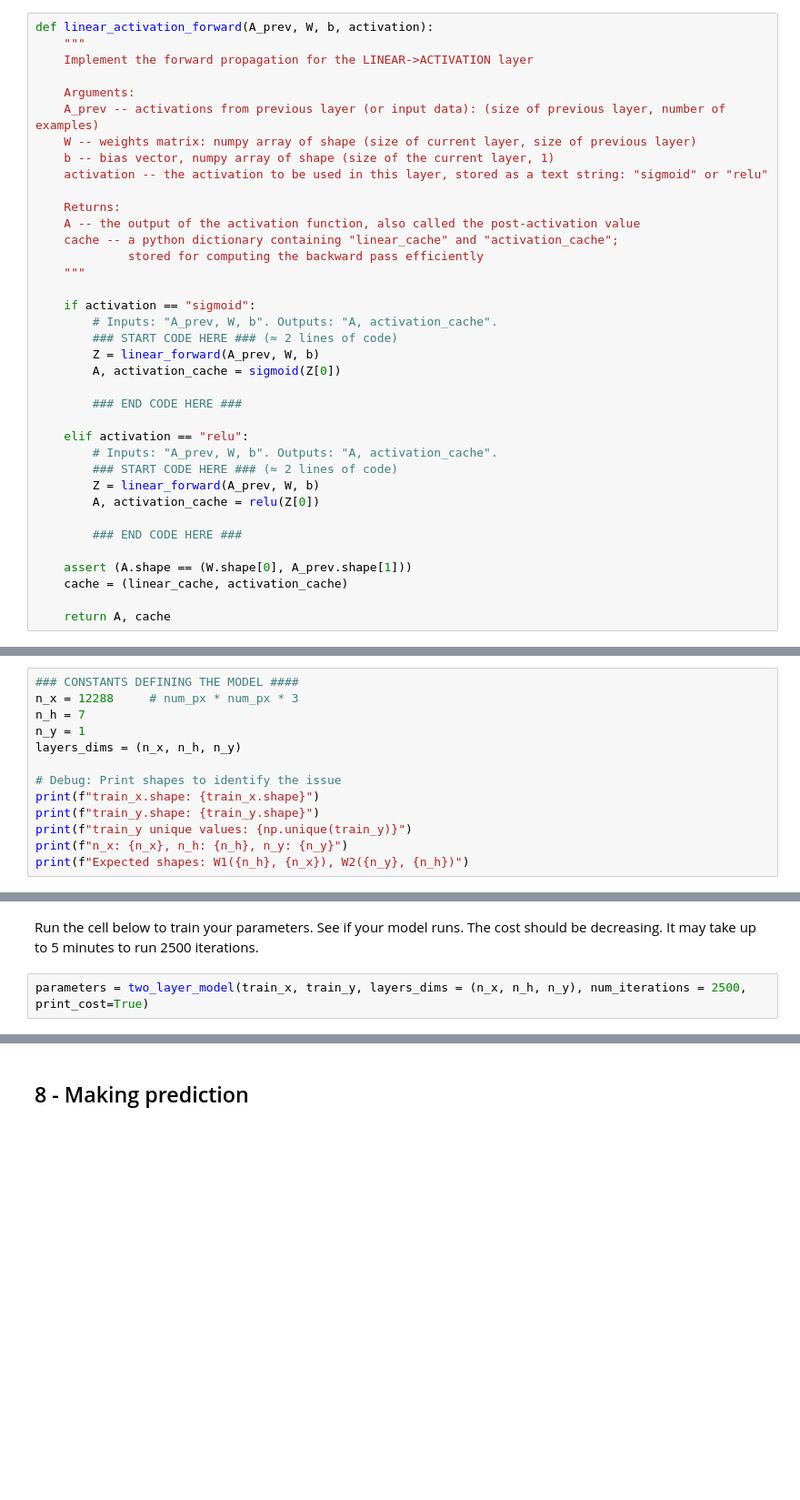
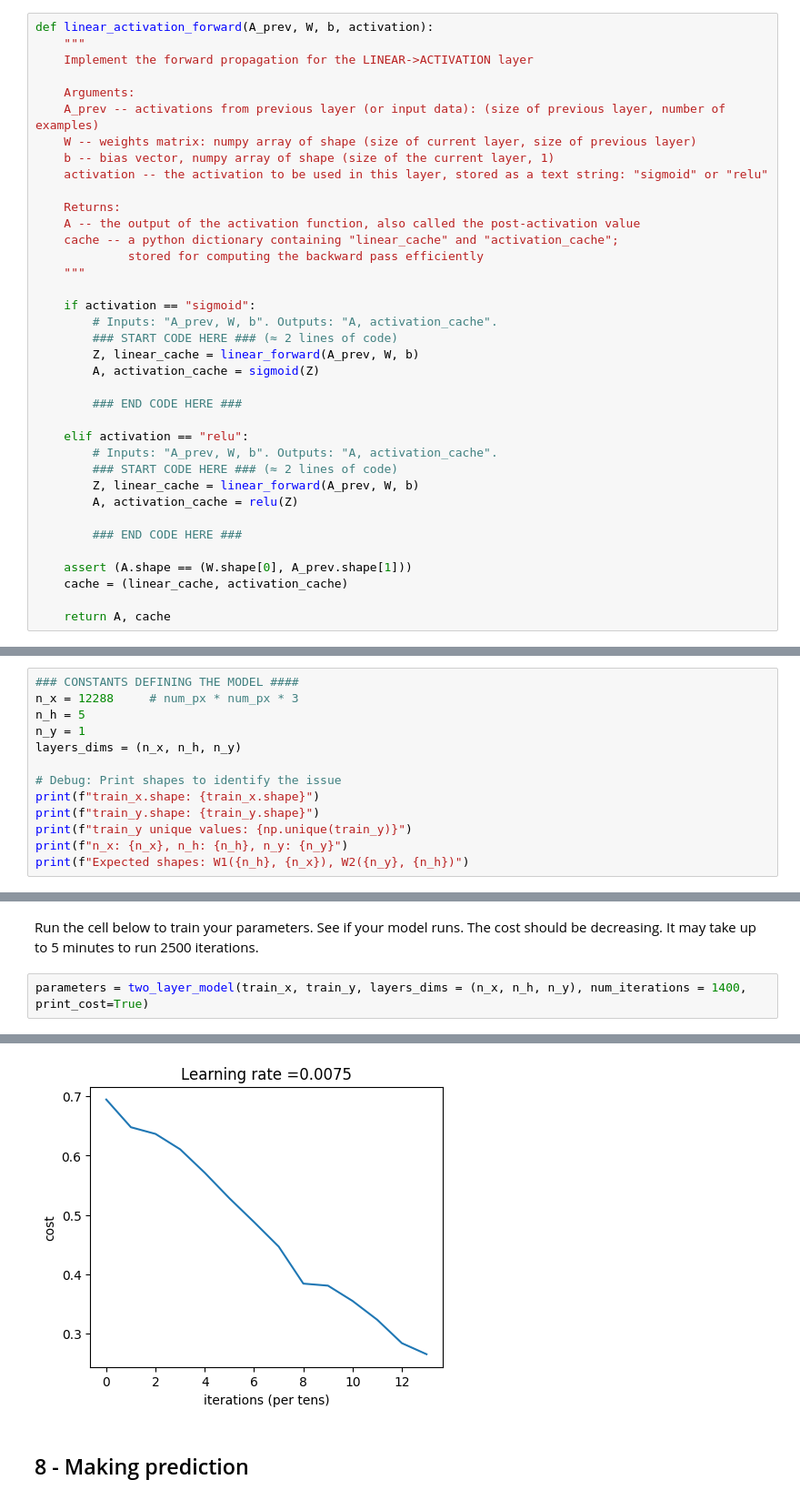
Before and after one commit to gabbymp3/stat362, a Jupyter notebook: student/quizzes/week_6/two_layer_nn/two_layer_mlp.ipynb, the cells around one changed output, grey strips where cells are left out. Shown: that part at 91% size. Cells and saved outputs as stored; diff of their text form; blank space fills up the shorter version.

```diff
--- a/student/quizzes/week_6/two_layer_nn/two_layer_mlp.ipynb
+++ b/student/quizzes/week_6/two_layer_nn/two_layer_mlp.ipynb
@@ -284,16 +281,16 @@ def linear_activation_forward(A_prev, W, b, activation):
     if activation == "sigmoid":
         # Inputs: "A_prev, W, b". Outputs: "A, activation_cache".
         ### START CODE HERE ### (≈ 2 lines of code)
-        Z = linear_forward(A_prev, W, b)
-        A, activation_cache = sigmoid(Z[0])
+        Z, linear_cache = linear_forward(A_prev, W, b)
+        A, activation_cache = sigmoid(Z)
 
         ### END CODE HERE ###
 
     elif activation == "relu":
         # Inputs: "A_prev, W, b". Outputs: "A, activation_cache".
         ### START CODE HERE ### (≈ 2 lines of code)
-        Z = linear_forward(A_prev, W, b)
-        A, activation_cache = relu(Z[0])
+        Z, linear_cache = linear_forward(A_prev, W, b)
+        A, activation_cache = relu(Z)
 
         ### END CODE HERE ###
 
@@ -852,7 +849,7 @@ test_x's shape: (12288, 50)
 # %%
 ### CONSTANTS DEFINING THE MODEL ####
 n_x = 12288     # num_px * num_px * 3
-n_h = 7
+n_h = 5
 n_y = 1
 layers_dims = (n_x, n_h, n_y)
 
@@ -871,5 +868,5 @@ Expected shapes: W1(7, 12288), W2(1, 7)
 # %% [markdown]
 Run the cell below to train your parameters. See if your model runs. The cost should be decreasing. It may take up to 5 minutes to run 2500 iterations.
 # %%
-parameters = two_layer_model(train_x, train_y, layers_dims = (n_x, n_h, n_y), num_iterations = 2500, print_cost=True)
+parameters = two_layer_model(train_x, train_y, layers_dims = (n_x, n_h, n_y), num_iterations = 1400, print_cost=True)
 # %% [output]
@@ -877,3 +887,4 @@ ValueError: matmul: Input operand 1 has a mismatch in its core dimension 0, with
+[figure, added]
 # %% [markdown]
 ## 8 - Making prediction
 # %%
```
Also changed, not shown: parts of 6 cells of this notebook, 1 other file.
